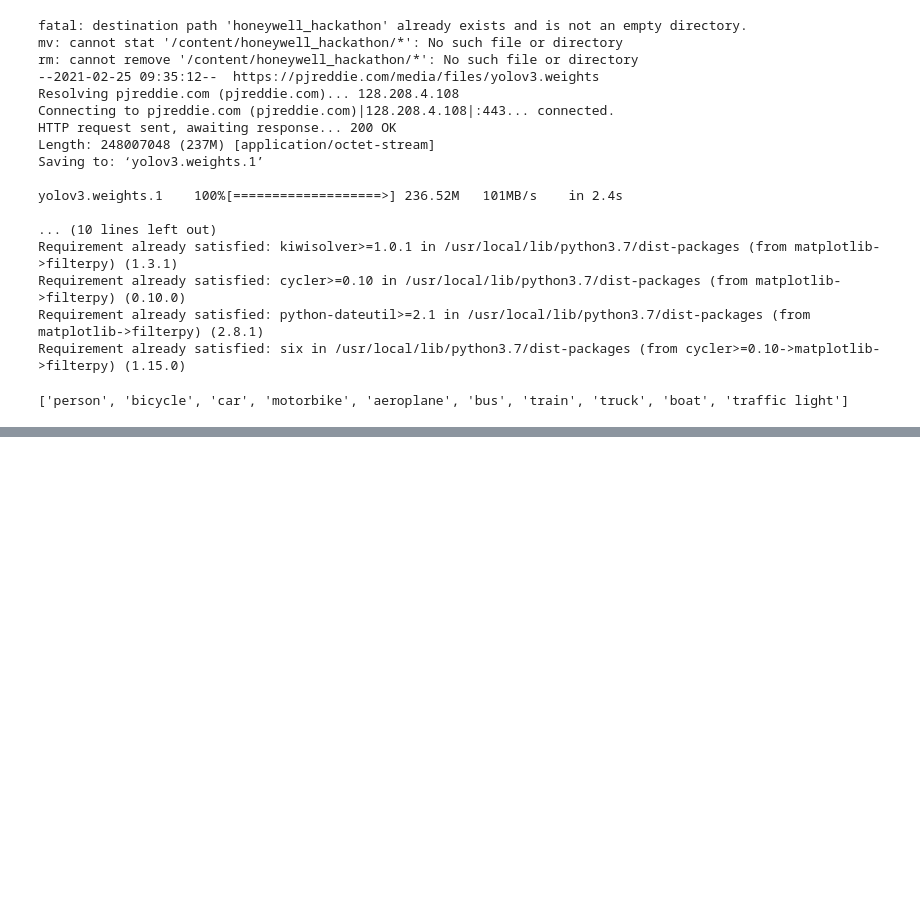
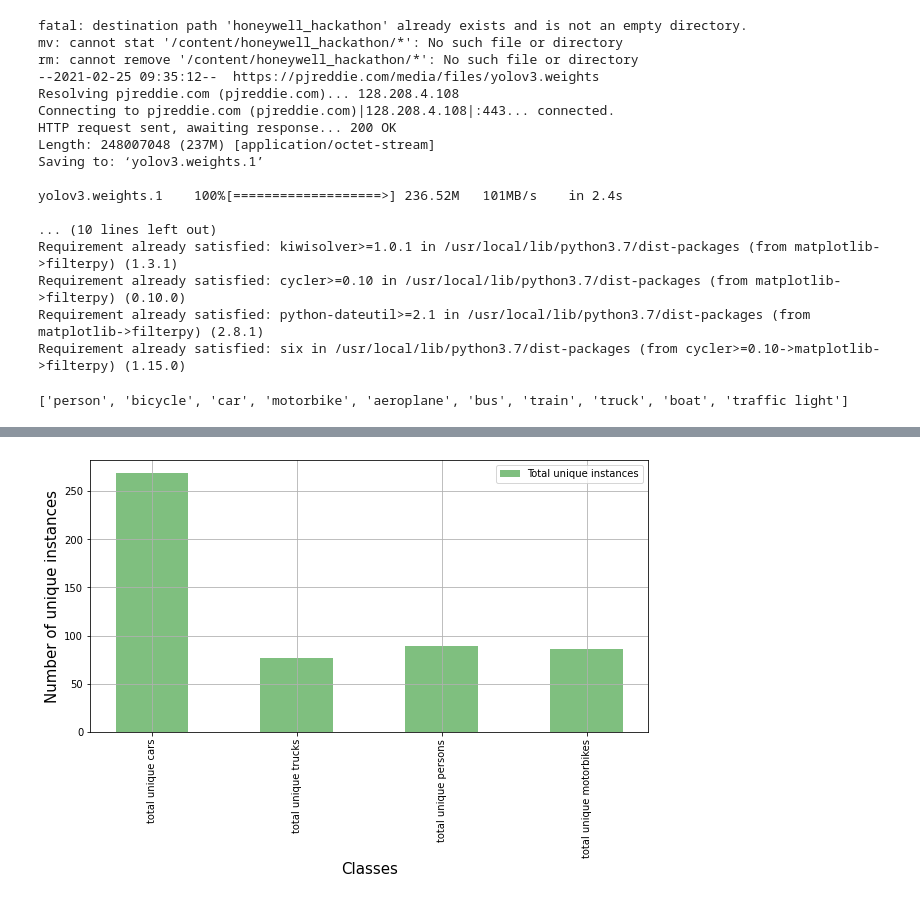
Before and after one commit to Mainakdeb/street-vision, a Jupyter notebook: street-vision.ipynb, the cells around one changed output, grey strips where cells are left out. Saved outputs shown, nothing was run; the diff lists cells and outputs as text; code cells hidden in the pictures; blank space fills up the shorter version.

Commit message:
add bar plot showing total unique instances of each class

```diff
--- a/street-vision.ipynb
+++ b/street-vision.ipynb
@@ -200,7 +200,7 @@ def count_total_unique_instances(df, class_list):
     ret_dict={}
 
     for i in class_list:
-        ret_dict["total_unique_"+i+"s"]=None
+        ret_dict["total unique "+i+"s"]=None
 
     for c in class_list:
         all_instances=list(insight_df[c])
@@ -229,7 +217,5 @@ count_total_unique_instances(insight_df, ["car",
 # %%
 def visualize_classes(df, class_list, denoise=False):
-    print(class_list)
-
     n = 20 # the larger n is, the smoother curve will be in case denoise = True
     b = [1.0 / n] * n
     a = 1
@@ -253,6 +239,21 @@ def visualize_classes(df, class_list, denoise=False):
     plt.grid()
     plt.legend(fontsize = 12)
     plt.show()
+
+def plot_total_instances(df, class_list):
+    dict_tots=count_total_unique_instances(insight_df, class_list)
+
+    plt.rcParams['figure.figsize'] =10, 5
+    width = 0.50
+    labels=list(dict_tots.keys())
+    ind = np.arange(len(list(dict_tots.keys())))
+    plt.bar(ind, list(dict_tots.values()), width, label="Total unique instances", color='green', alpha=0.5)
+    plt.xticks(ind, labels, rotation='vertical', fontsize=10)
+    plt.ylabel('Number of unique instances', fontsize=15)
+    plt.xlabel("Classes", fontsize=15)
+    plt.grid()
+    plt.legend(loc='best')
+    plt.show()
 # %%
 visualize_classes(insight_df, ["car", "truck", "person", "motorbike"], denoise=True)
 # %% [output]
@@ -260,0 +261,4 @@ visualize_classes(insight_df, ["car", "truck", "person", "motorbike"], denoise=T
+# %%
+plot_total_instances(insight_df,["car", "truck", "person", "motorbike"])
+# %% [output]
+[figure, added]
```
Also changed, not shown: parts of 5 cells of this notebook.
